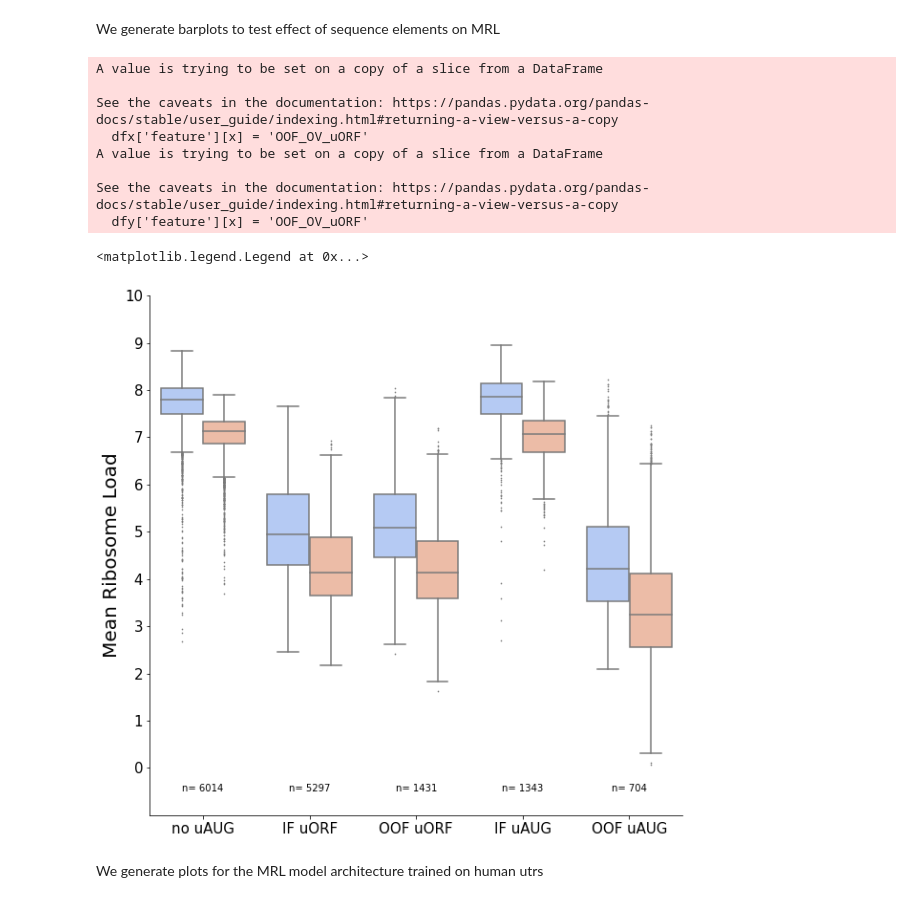
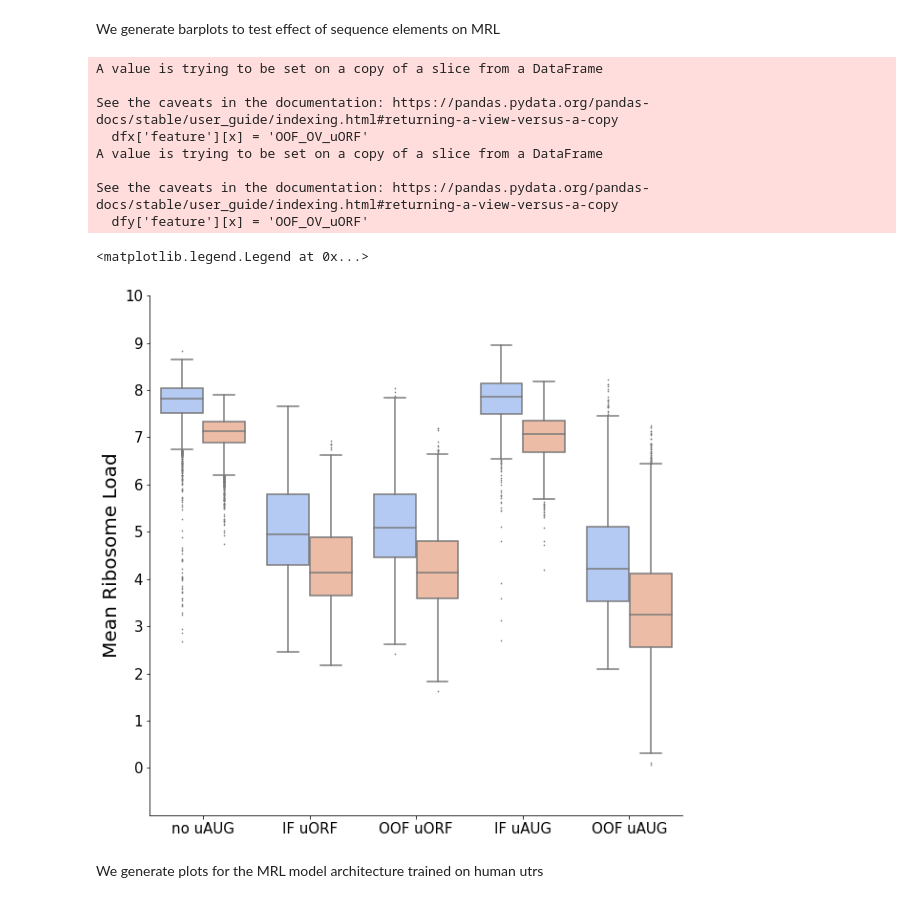
Before and after one commit to ohlerlab/mlcis, a Jupyter notebook: fig1_upstream_initiation.ipynb, the cells around one changed output. Saved outputs shown, nothing was run; the diff lists cells and outputs as text; code cells hidden in the pictures.

```diff
--- a/fig1_upstream_initiation.ipynb
+++ b/fig1_upstream_initiation.ipynb
@@ -208,41 +209,41 @@ fig, ax = plt.subplots(figsize = (10,10))
 fig = sns.boxplot(data=comp_data_random, x = 'feature', y = 'MRL', hue = 'pred',
                   palette= 'coolwarm', #{False:'skyblue', True:'orange'}
                   order = ['None', 'IF_uORF', 'OOF_uORF', 'NTEx', 'OOF_OV_uORF'],
                   flierprops={'markerfacecolor':'black', 'markersize':0.8})
 
 fig.set(ylim=(-1,10),yticks=range(0,11,1),
         xlabel='5UTR Sequence Feature',ylabel='Mean Ribosome Load')
 
 
 plt.xticks([0,1,2,3,4], ['no uAUG', 'IF uORF', 'OOF uORF', 'IF uAUG', 'OOF uAUG'], fontsize=15)
 plt.yticks(fontsize=15)
 plt.ylabel('Mean Ribosome Load', fontsize=20)
 plt.xlabel('')
 
 # calculate sample size per group and median to position labels in the plot
-medians = comp_data_random.groupby(['feature'])['MRL'].median().values
-n = comp_data_random['feature'][:(int(len(comp_data_random)/2))].value_counts().values
-n = [str(x) for x in n.tolist()]
-n = ["n= " + i for i in n]
+#medians = comp_data_random.groupby(['feature'])['MRL'].median().values
+#n = comp_data_random['feature'][:(int(len(comp_data_random)/2))].value_counts().values
+#n = [str(x) for x in n.tolist()]
+#n = ["n= " + i for i in n]
 
 # add everything to the plot
-pos = range(len(n))
-for tick, label in zip(pos, ax.get_xticklabels()):
-        ax.text(pos[tick], -0.5, n[tick], horizontalalignment='center', size='medium', color='black')
+#pos = range(len(n))
+#for tick, label in zip(pos, ax.get_xticklabels()):
+#        ax.text(pos[tick], -0.5, n[tick], horizontalalignment='center', size='medium', color='black')
 
 sns.despine()
 plt.legend([],[], frameon=False)
 # %% [output]
 A value is trying to be set on a copy of a slice from a DataFrame
 
 See the caveats in the documentation: https://pandas.pydata.org/pandas-docs/stable/user_guide/indexing.html#returning-a-view-versus-a-copy
   dfx['feature'][x] = 'OOF_OV_uORF'
 A value is trying to be set on a copy of a slice from a DataFrame
 
 See the caveats in the documentation: https://pandas.pydata.org/pandas-docs/stable/user_guide/indexing.html#returning-a-view-versus-a-copy
   dfy['feature'][x] = 'OOF_OV_uORF'
 <matplotlib.legend.Legend at 0x...>
-[figure, old version]
+[figure, new version]
 # %% [markdown]
 We generate plots for the MRL model architecture trained on human utrs
 # %%
```
Also changed, not shown: parts of 12 cells of this notebook, 4 other files.
